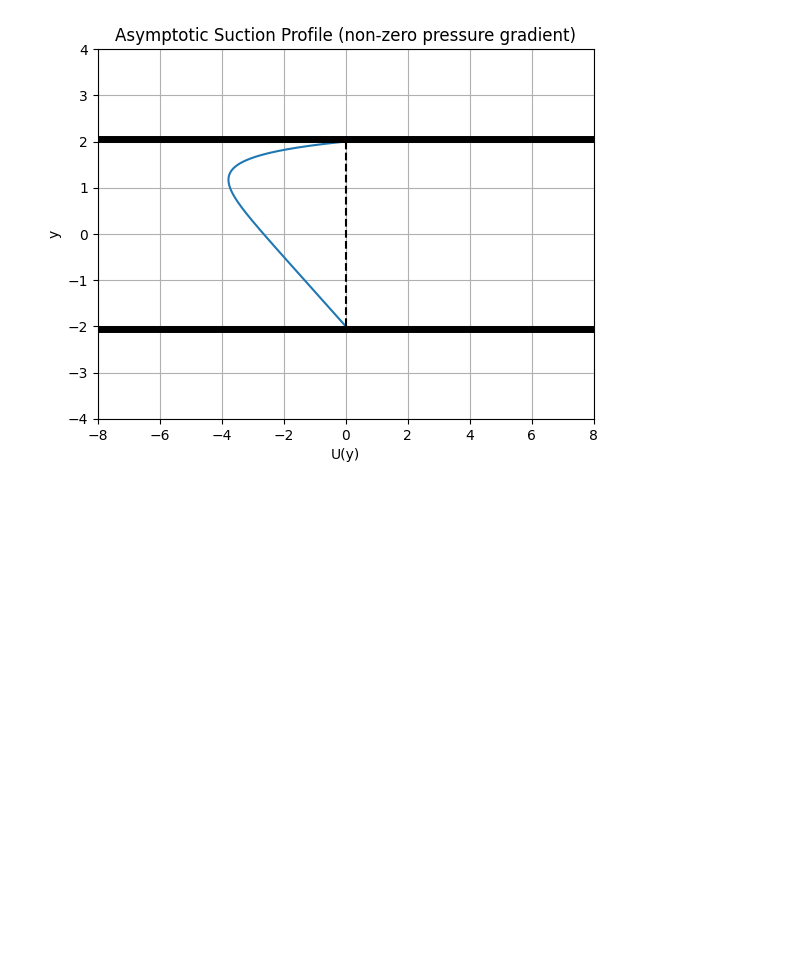
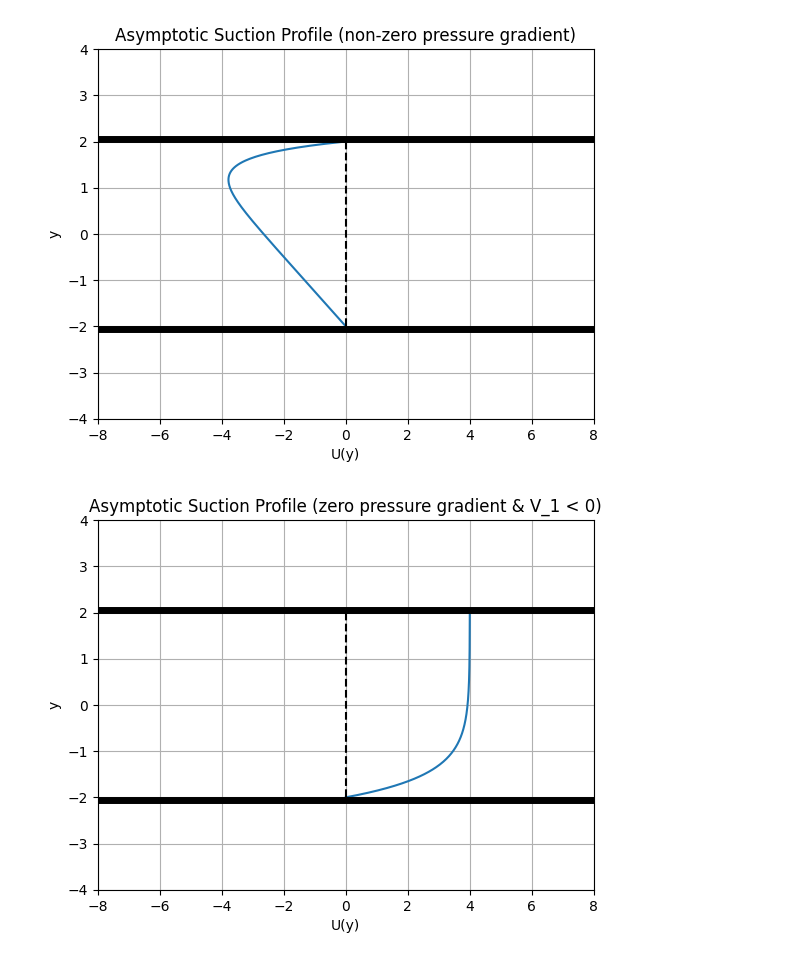
Before and after one commit to Alness5/Viscous-Fluid-Instability, a Jupyter notebook: channel_flows.ipynb, the cells around one changed output. Cells and saved outputs as stored; diff of their text form; code cells hidden in the pictures; blank space fills up the shorter version.

```diff
--- a/channel_flows.ipynb
+++ b/channel_flows.ipynb
@@ -52,3 +51,12 @@ plot_function(
 )
 # %% [output]
 [figure]
+# %%
+V_1 = -2
+plot_function(
+    lambda y: (V_2 / (2 * np.sinh(V_1 * L / nu))) * (np.exp(V_1 * y / nu) - np.exp(-V_1 * L / nu)),
+    (-2, 2),
+    title='Asymptotic Suction Profile (zero pressure gradient & V_1 < 0)'
+)
+# %% [output]
+[figure, added]
```
Also changed, not shown: parts of 3 cells of this notebook.
